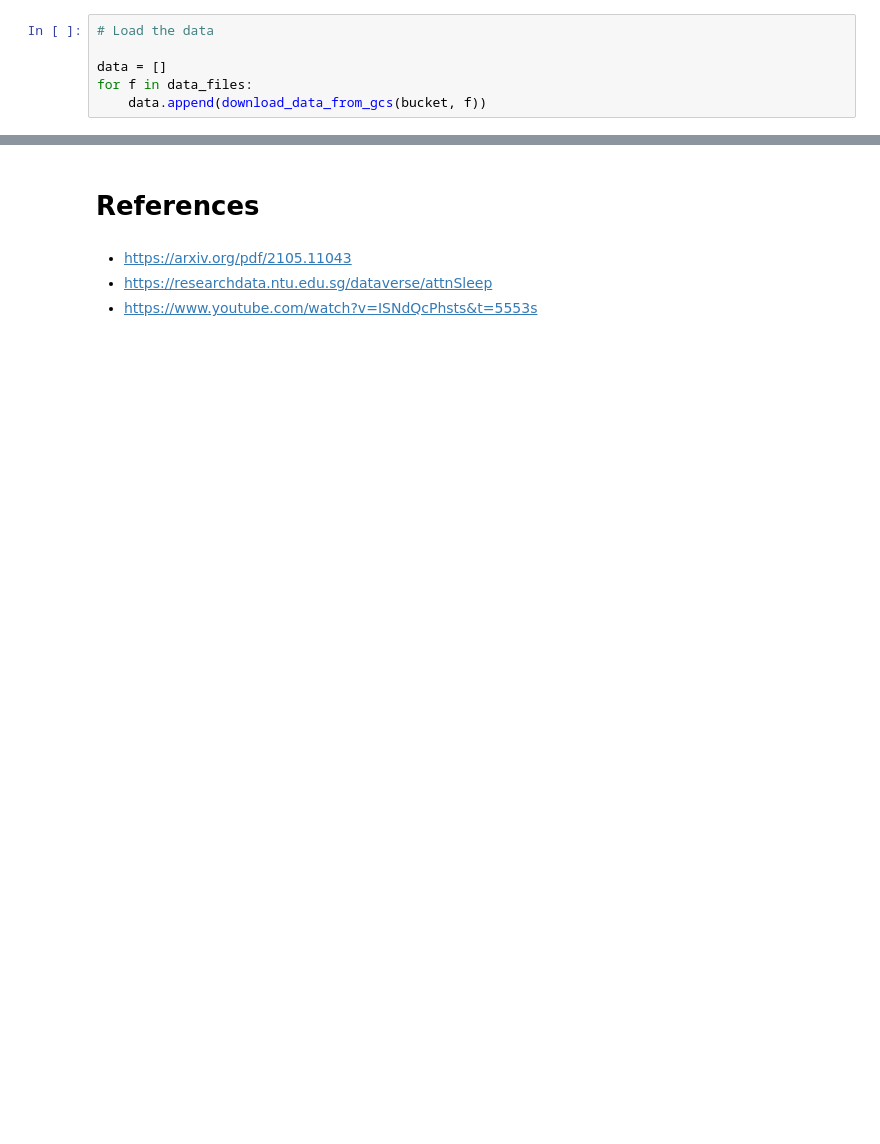
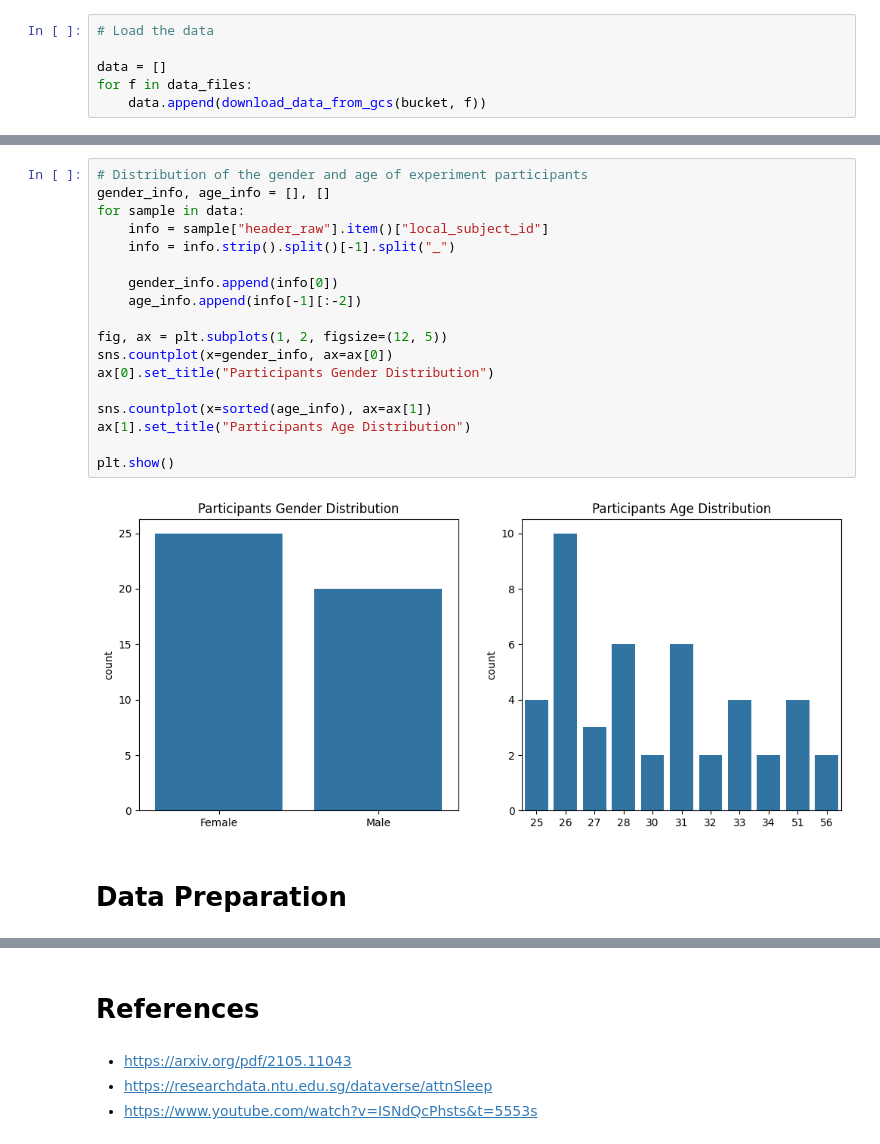
Before and after one commit to fandayp/exploratory, a Jupyter notebook: sleep-stage-clf-transformer.ipynb, the cells around one changed output, grey strips where cells are left out. Saved outputs shown, nothing was run; the diff lists cells and outputs as text; blank space fills up the shorter version.

```diff
--- a/sleep-stage-clf-transformer.ipynb
+++ b/sleep-stage-clf-transformer.ipynb
@@ -101,0 +267,22 @@ Subject details    : X F X Female_33yr
+# %%
+# Distribution of the gender and age of experiment participants
+gender_info, age_info = [], []
+for sample in data:
+    info = sample["header_raw"].item()["local_subject_id"]
+    info = info.strip().split()[-1].split("_")
+
+    gender_info.append(info[0])
+    age_info.append(info[-1][:-2])
+
+fig, ax = plt.subplots(1, 2, figsize=(12, 5))
+sns.countplot(x=gender_info, ax=ax[0])
+ax[0].set_title("Participants Gender Distribution")
+
+sns.countplot(x=sorted(age_info), ax=ax[1])
+ax[1].set_title("Participants Age Distribution")
+
+plt.show()
+# %% [output]
+[figure, added]
+# %% [markdown]
+# Data Preparation
```
Also changed, not shown: parts of 23 cells of this notebook.
